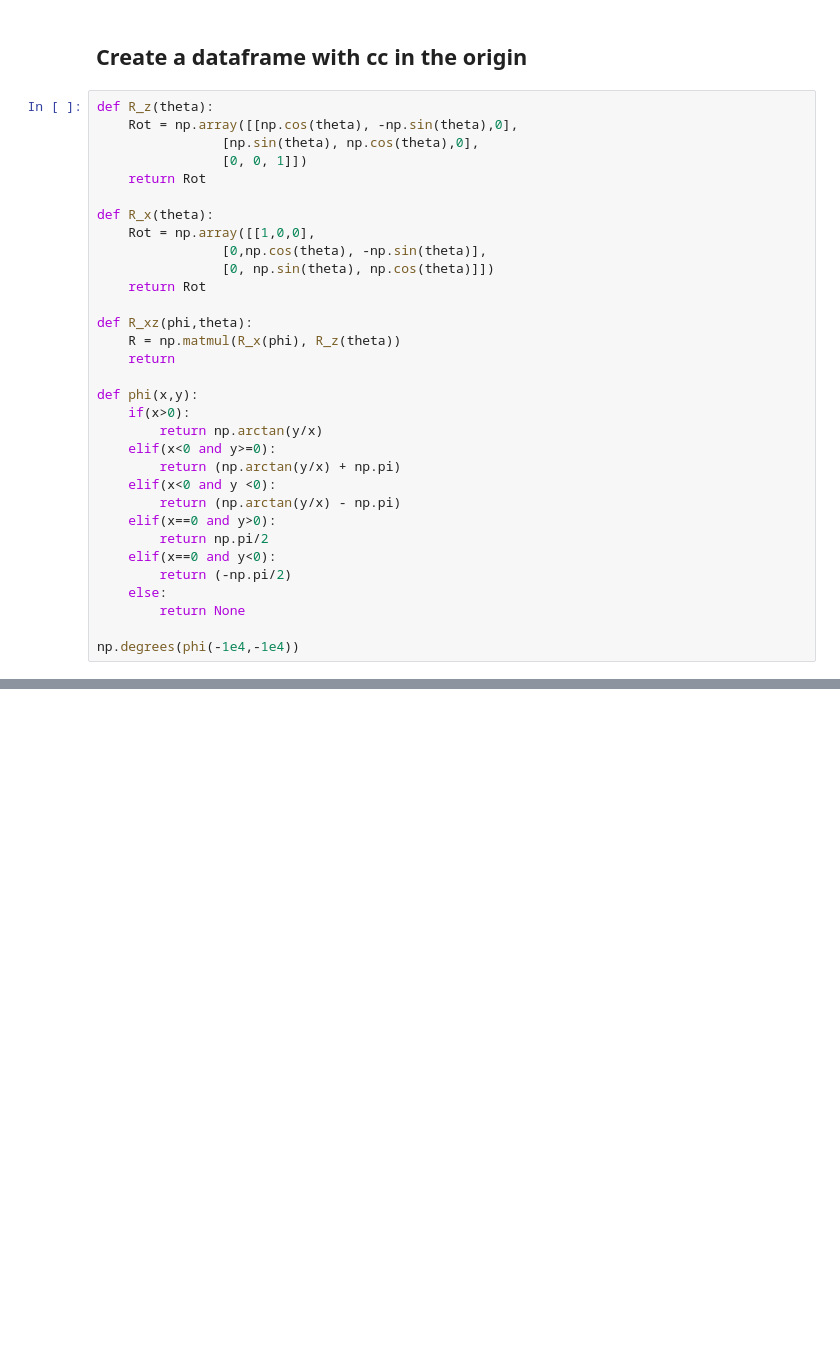
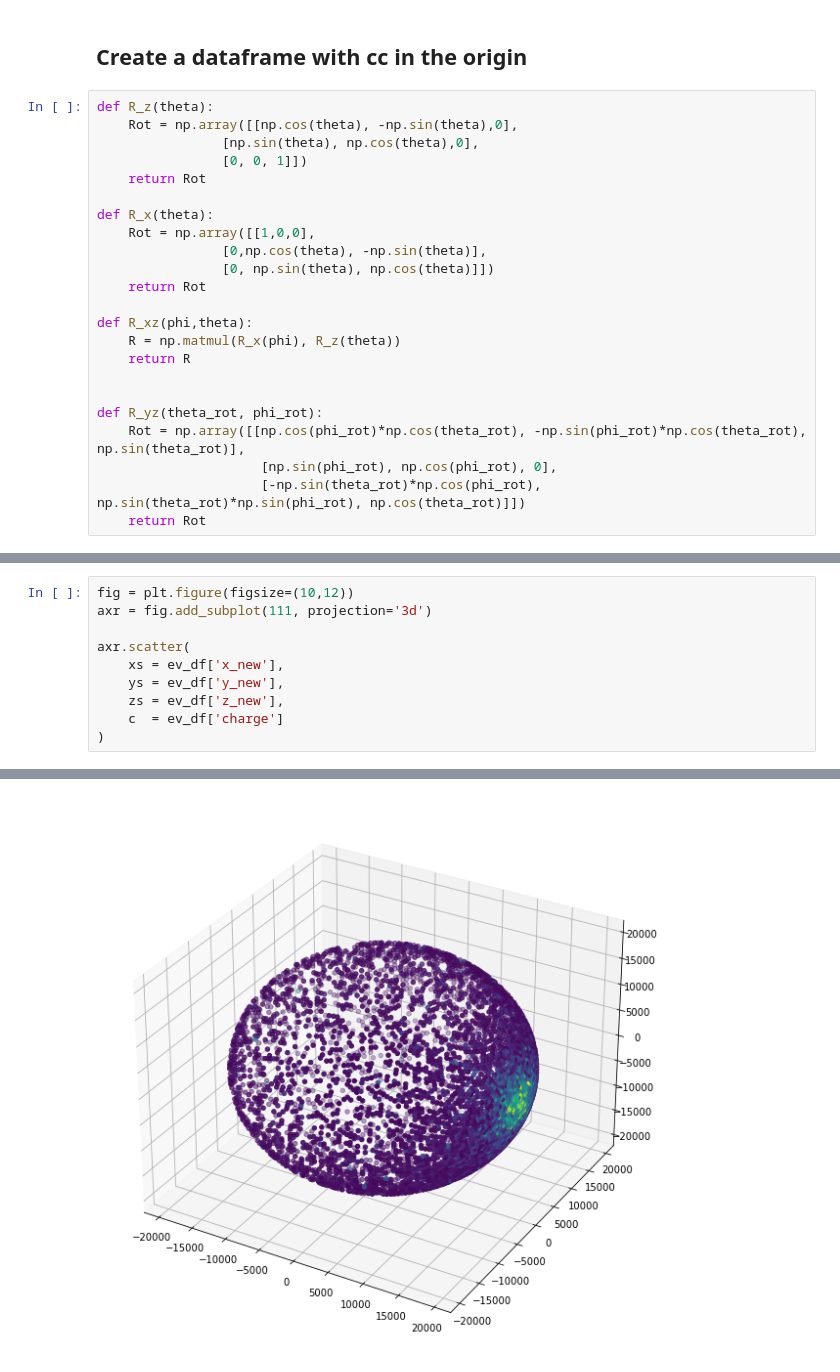
Before and after one commit to c0pp1/distributed-juno, a Jupyter notebook: mapping/cc_mapping.ipynb, the cells around one changed output, grey strips where cells are left out. Drawn from its saved outputs; the diff is of its cells as text; blank space fills up the shorter version.

```diff
--- a/mapping/cc_mapping.ipynb
+++ b/mapping/cc_mapping.ipynb
@@ -51,20 +49,11 @@ def R_x(theta):
 
 def R_xz(phi,theta):
     R = np.matmul(R_x(phi), R_z(theta))
-    return
+    return R
 
-def phi(x,y):
-    if(x>0):
-        return np.arctan(y/x)
-    elif(x<0 and y>=0):
-        return (np.arctan(y/x) + np.pi)
-    elif(x<0 and y <0):
-        return (np.arctan(y/x) - np.pi)
-    elif(x==0 and y>0):
-        return np.pi/2
-    elif(x==0 and y<0):
-        return (-np.pi/2)
-    else:
-        return None
 
-np.degrees(phi(-1e4,-1e4))
+def R_yz(theta_rot, phi_rot):
+    Rot = np.array([[np.cos(phi_rot)*np.cos(theta_rot), -np.sin(phi_rot)*np.cos(theta_rot), np.sin(theta_rot)],
+                     [np.sin(phi_rot), np.cos(phi_rot), 0],
+                     [-np.sin(theta_rot)*np.cos(phi_rot), np.sin(theta_rot)*np.sin(phi_rot), np.cos(theta_rot)]])
+    return Rot
@@ -199,0 +272,11 @@ ev_df['x_new']
+# %%
+fig = plt.figure(figsize=(10,12))
+axr = fig.add_subplot(111, projection='3d')
+
+axr.scatter(
+    xs = ev_df['x_new'],
+    ys = ev_df['y_new'],
+    zs = ev_df['z_new'],
+    c  = ev_df['charge']
+)
+# %% [output]
@@ -199,0 +284 @@ ev_df['x_new']
+[figure, added]
```
Also changed, not shown: parts of 17 cells of this notebook.
